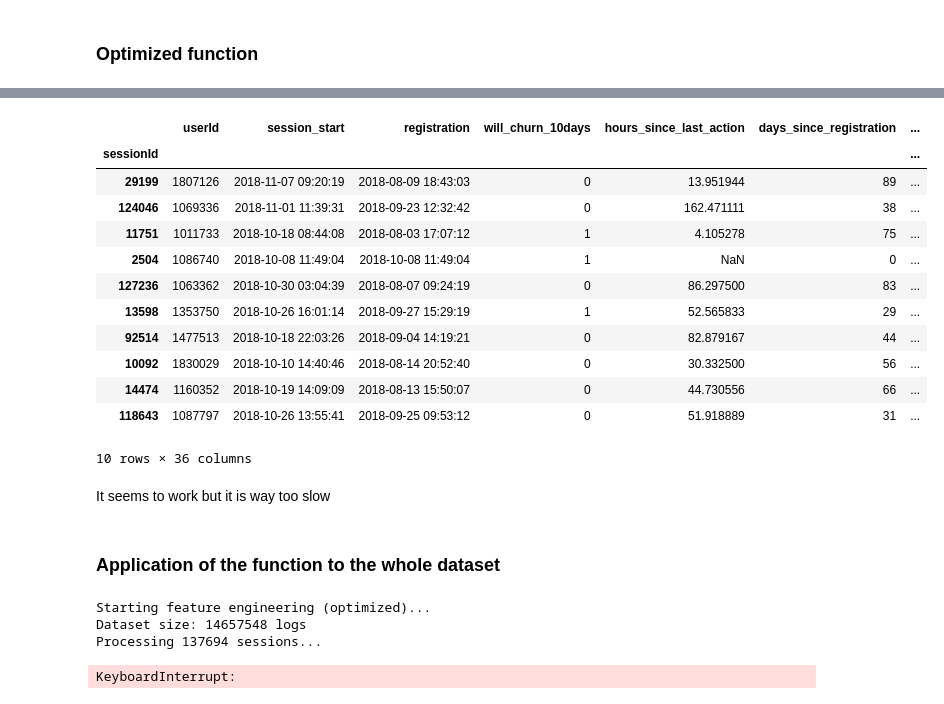
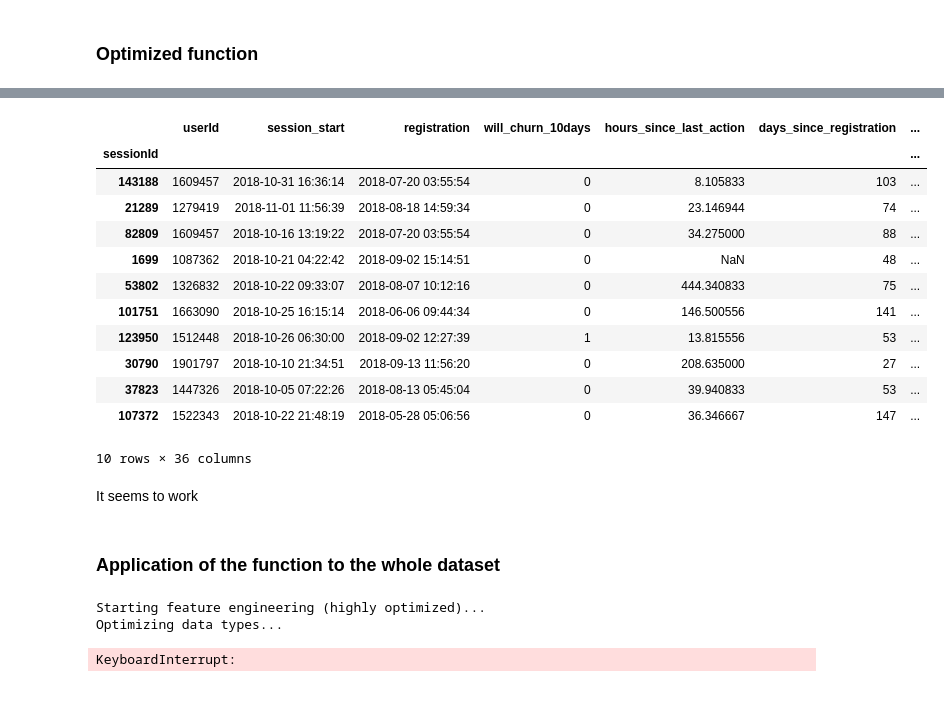
Before and after one commit to MaximilienLuc/Churn-prediction, a Jupyter notebook: Olivier.ipynb, the cells around one changed output, grey strips where cells are left out. Saved outputs shown, nothing was run; the diff lists cells and outputs as text; code cells hidden in the pictures.

Commit message:
Implemented a more optimized function, and started doing a bit of EDA

```diff
--- a/Olivier.ipynb
+++ b/Olivier.ipynb
@@ -207,7 +207,7 @@ Name: count, dtype: int64
 ## Feature preprocessing
 # %%
 # Sampling the dataset to try the functions:
-sample_users = df_train['userId'].drop_duplicates().sample(n=200, random_state=42)
+sample_users = df_train['userId'].drop_duplicates().sample(n=1000, random_state=42)
 sample_df_train = df_train[df_train['userId'].isin(sample_users)].copy()
 # %%
 # Selection of columns to simplify the dataset
@@ -436,0 +460,2 @@ Name: count, dtype: int64
+# %%
+example1 = create_churn_features(sample_df_train)
@@ -437,27 +478,26 @@ Name: count, dtype: int64
 # %%
-example.sample(10)
+example1.sample(10)
 # %% [output]
 |  | userId | session_start | registration | will_churn_10days | hours_since_last_action | days_since_registration | ... |
 | sessionId |  |  |  |  |  |  | ... |
-| 29199 | 1807126 | 2018-11-07 09:20:19 | 2018-08-09 18:43:03 | 0 | 13.951944 | 89 | ... |
-| 124046 | 1069336 | 2018-11-01 11:39:31 | 2018-09-23 12:32:42 | 0 | 162.471111 | 38 | ... |
-| 11751 | 1011733 | 2018-10-18 08:44:08 | 2018-08-03 17:07:12 | 1 | 4.105278 | 75 | ... |
-| 2504 | 1086740 | 2018-10-08 11:49:04 | 2018-10-08 11:49:04 | 1 | NaN | 0 | ... |
-| 127236 | 1063362 | 2018-10-30 03:04:39 | 2018-08-07 09:24:19 | 0 | 86.297500 | 83 | ... |
-| 13598 | 1353750 | 2018-10-26 16:01:14 | 2018-09-27 15:29:19 | 1 | 52.565833 | 29 | ... |
-| 92514 | 1477513 | 2018-10-18 22:03:26 | 2018-09-04 14:19:21 | 0 | 82.879167 | 44 | ... |
-| 10092 | 1830029 | 2018-10-10 14:40:46 | 2018-08-14 20:52:40 | 0 | 30.332500 | 56 | ... |
-| 14474 | 1160352 | 2018-10-19 14:09:09 | 2018-08-13 15:50:07 | 0 | 44.730556 | 66 | ... |
-| 118643 | 1087797 | 2018-10-26 13:55:41 | 2018-09-25 09:53:12 | 0 | 51.918889 | 31 | ... |
+| 143188 | 1609457 | 2018-10-31 16:36:14 | 2018-07-20 03:55:54 | 0 | 8.105833 | 103 | ... |
+| 21289 | 1279419 | 2018-11-01 11:56:39 | 2018-08-18 14:59:34 | 0 | 23.146944 | 74 | ... |
+| 82809 | 1609457 | 2018-10-16 13:19:22 | 2018-07-20 03:55:54 | 0 | 34.275000 | 88 | ... |
+| 1699 | 1087362 | 2018-10-21 04:22:42 | 2018-09-02 15:14:51 | 0 | NaN | 48 | ... |
+| 53802 | 1326832 | 2018-10-22 09:33:07 | 2018-08-07 10:12:16 | 0 | 444.340833 | 75 | ... |
+| 101751 | 1663090 | 2018-10-25 16:15:14 | 2018-06-06 09:44:34 | 0 | 146.500556 | 141 | ... |
+| 123950 | 1512448 | 2018-10-26 06:30:00 | 2018-09-02 12:27:39 | 1 | 13.815556 | 53 | ... |
+| 30790 | 1901797 | 2018-10-10 21:34:51 | 2018-09-13 11:56:20 | 0 | 208.635000 | 27 | ... |
+| 37823 | 1447326 | 2018-10-05 07:22:26 | 2018-08-13 05:45:04 | 0 | 39.940833 | 53 | ... |
+| 107372 | 1522343 | 2018-10-22 21:48:19 | 2018-05-28 05:06:56 | 0 | 36.346667 | 147 | ... |
 10 rows × 36 columns
 # %% [markdown]
-It seems to work but it is way too slow
+It seems to work
 # %% [markdown]
 ### Application of the function to the whole dataset
 # %%
-X = optim_create_churn_features(df_train)
+X = create_churn_features(df_train)
 # %% [output]
-Starting feature engineering (optimized)...
-Dataset size: 14657548 logs
-Processing 137694 sessions...
+Starting feature engineering (highly optimized)...
+Optimizing data types...
 KeyboardInterrupt:
```
Also changed, not shown: parts of 10 cells of this notebook.
